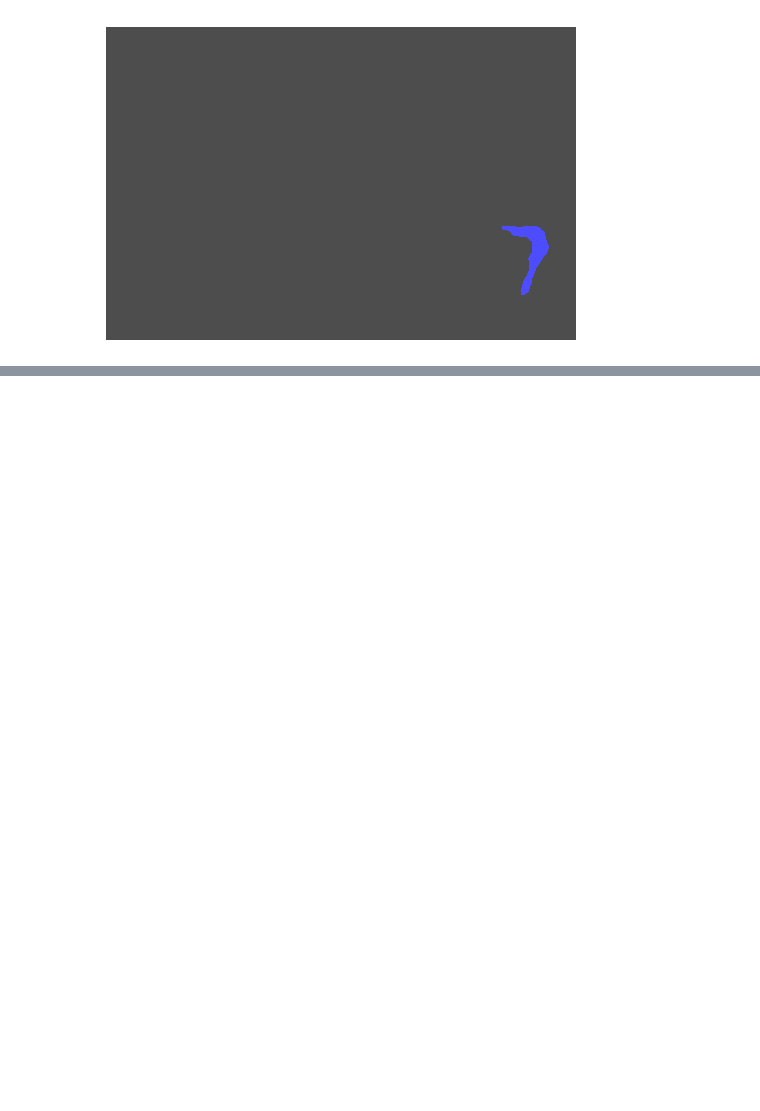
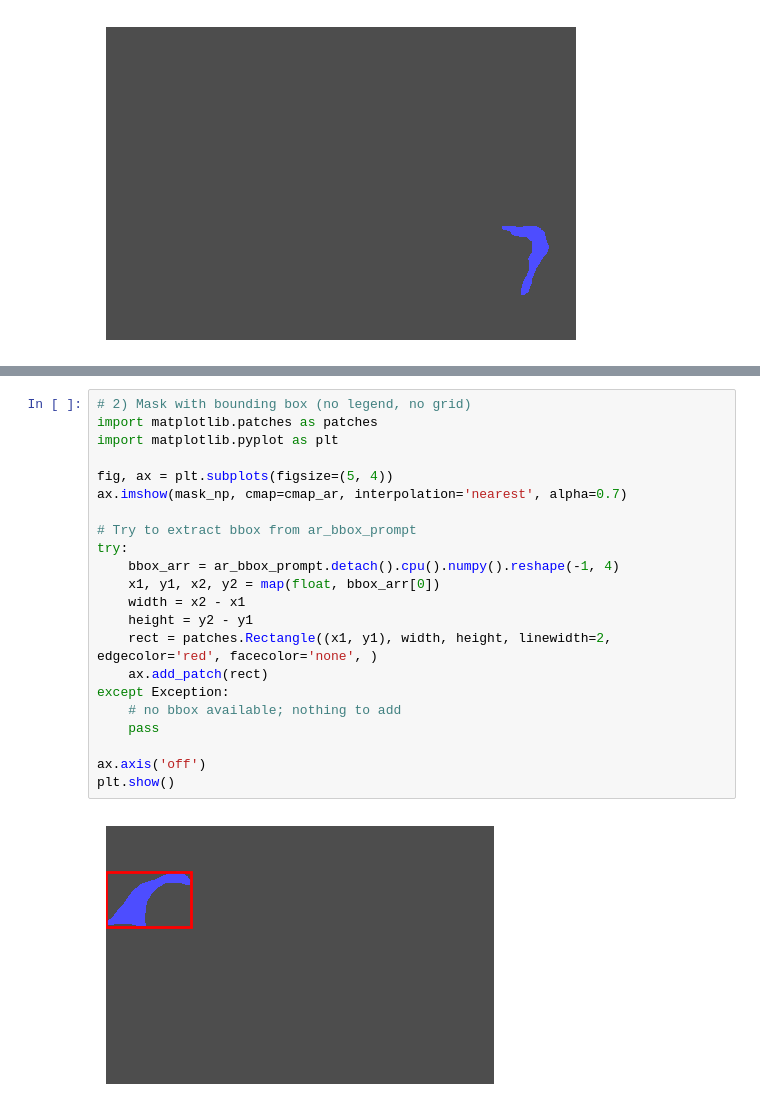
Before and after one commit to thangible/ClimateSAM, a Jupyter notebook: documentation.ipynb, the cells around one changed output, grey strips where cells are left out. Drawn from its saved outputs; the diff is of its cells as text; blank space fills up the shorter version.

```diff
--- a/documentation.ipynb
+++ b/documentation.ipynb
@@ -143,0 +320,24 @@ for i, m in enumerate(masks):
+# %%
+# 2) Mask with bounding box (no legend, no grid)
+import matplotlib.patches as patches
+import matplotlib.pyplot as plt
+
+fig, ax = plt.subplots(figsize=(5, 4))
+ax.imshow(mask_np, cmap=cmap_ar, interpolation='nearest', alpha=0.7)
+
+# Try to extract bbox from ar_bbox_prompt
+try:
+    bbox_arr = ar_bbox_prompt.detach().cpu().numpy().reshape(-1, 4)
+    x1, y1, x2, y2 = map(float, bbox_arr[0])
+    width = x2 - x1
+    height = y2 - y1
+    rect = patches.Rectangle((x1, y1), width, height, linewidth=2, edgecolor='red', facecolor='none', )
+    ax.add_patch(rect)
+except Exception:
+    # no bbox available; nothing to add
+    pass
+
+ax.axis('off')
+plt.show()
+# %% [output]
+[figure, added]
```
Also changed, not shown: parts of 12 cells of this notebook, 1 other file.
